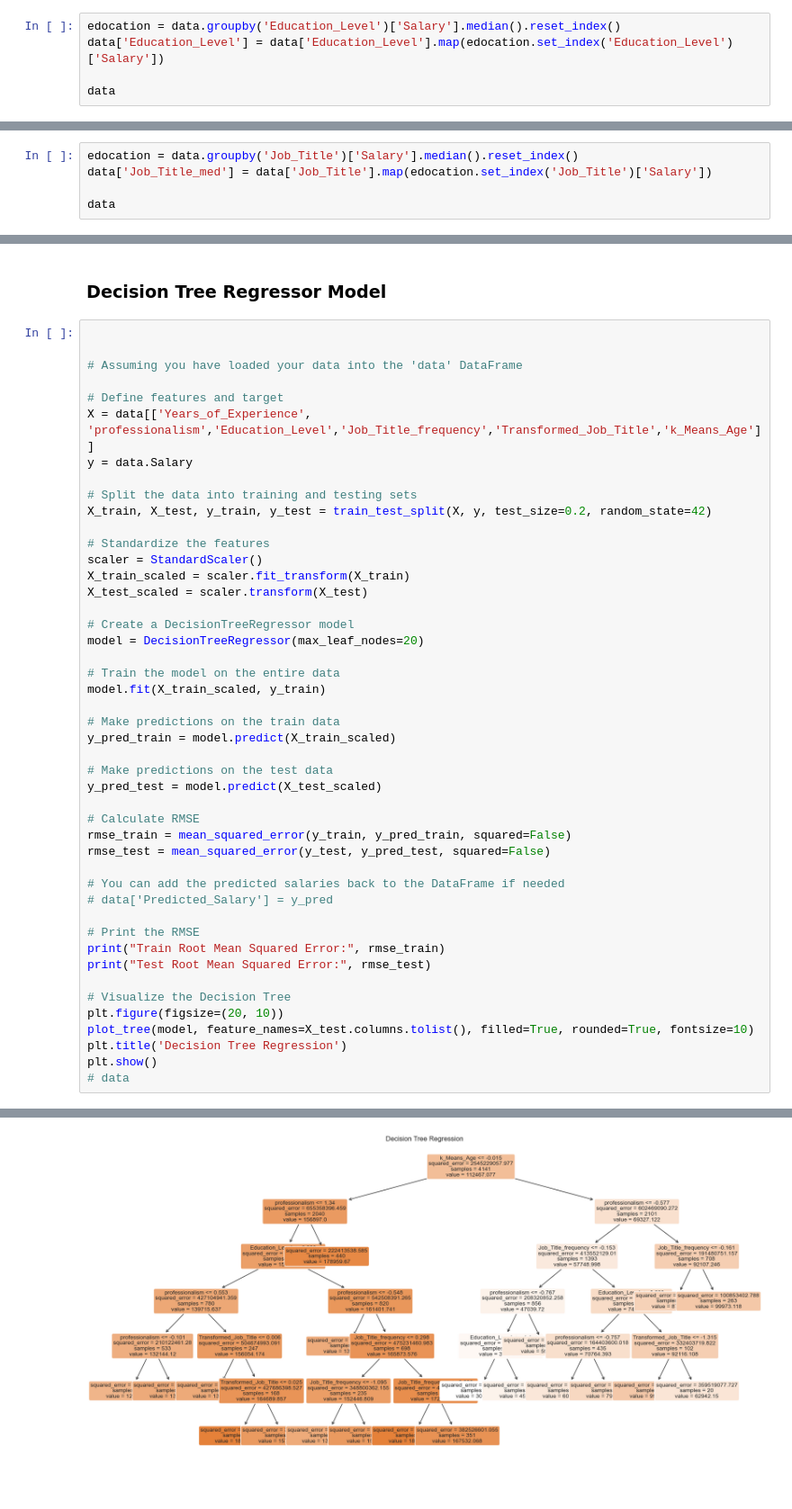
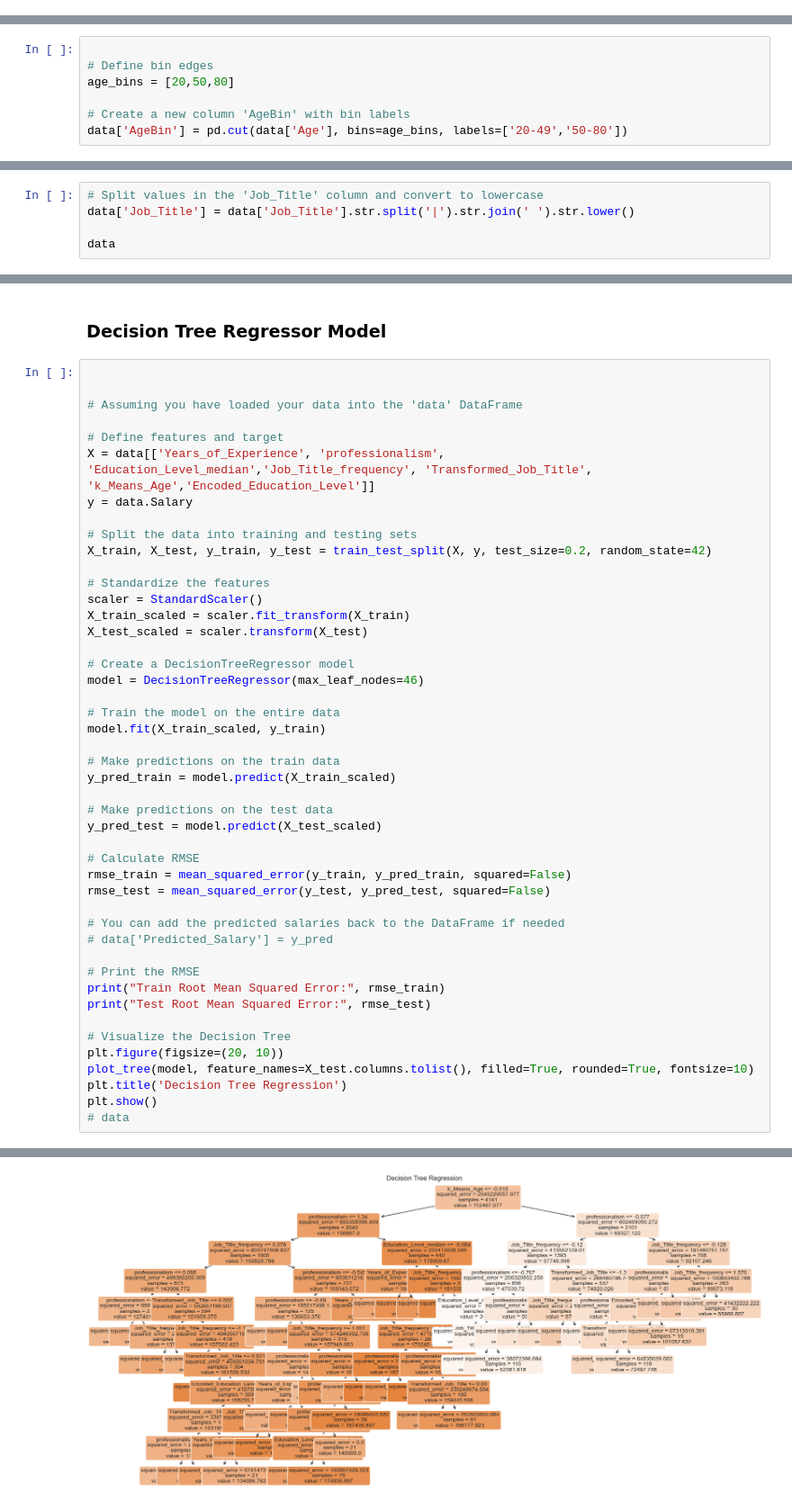
Before and after one commit to Saarle/Regression-Project, a Jupyter notebook: Regression_Project_.ipynb, the cells around one changed output, grey strips where cells are left out. Shown at 90% size. Drawn from its saved outputs; the diff is of its cells as text.

```diff
--- a/Regression_Project_.ipynb
+++ b/Regression_Project_.ipynb
@@ -236,5 +247,0 @@ sns.displot(data=data, x="Salary", hue="Age", multiple="stack",kind="kde")
-# %%
-edocation = data.groupby('Education_Level')['Salary'].median().reset_index()
-data['Education_Level'] = data['Education_Level'].map(edocation.set_index('Education_Level')['Salary'])
-
-data
@@ -256,5 +247,0 @@ data
-# %%
-edocation = data.groupby('Job_Title')['Salary'].median().reset_index()
-data['Job_Title_med'] = data['Job_Title'].map(edocation.set_index('Job_Title')['Salary'])
-
-data
@@ -276,3 +254,10 @@ data
+# %%
+
+# Define bin edges
+age_bins = [20,50,80]
+
+# Create a new column 'AgeBin' with bin labels
+data['AgeBin'] = pd.cut(data['Age'], bins=age_bins, labels=['20-49','50-80'])
 # %%
 job = data.groupby('Job_Title').size().reset_index(name='count').sort_values(by='count' ,ascending=False)
 
@@ -470,3 +394,8 @@ data
 # %%
 # data = pd.get_dummies(data,columns=['Gender'])
 data = data[(data['Salary']<200000) & (data['Salary']>20000)]
+# %%
+# Split values in the 'Job_Title' column and convert to lowercase
+data['Job_Title'] = data['Job_Title'].str.split('|').str.join(' ').str.lower()
+
+data
@@ -745,7 +647,7 @@ plt.show()
 # Assuming you have loaded your data into the 'data' DataFrame
 
 # Define features and target
-X = data[['Years_of_Experience', 'professionalism','Education_Level','Job_Title_frequency','Transformed_Job_Title','k_Means_Age']]
+X = data[['Years_of_Experience', 'professionalism', 'Education_Level_median','Job_Title_frequency', 'Transformed_Job_Title', 'k_Means_Age','Encoded_Education_Level']]
 y = data.Salary
 
 # Split the data into training and testing sets
@@ -757,7 +659,7 @@ X_train_scaled = scaler.fit_transform(X_train)
 X_test_scaled = scaler.transform(X_test)
 
 # Create a DecisionTreeRegressor model
-model = DecisionTreeRegressor(max_leaf_nodes=20)
+model = DecisionTreeRegressor(max_leaf_nodes=46)
 
 # Train the model on the entire data
 model.fit(X_train_scaled, y_train)
@@ -791 +693 @@ Test Root Mean Squared Error: 12282.205440991396
-[figure, old version]
+[figure, new version]
```
Also changed, not shown: parts of 54 cells of this notebook.
